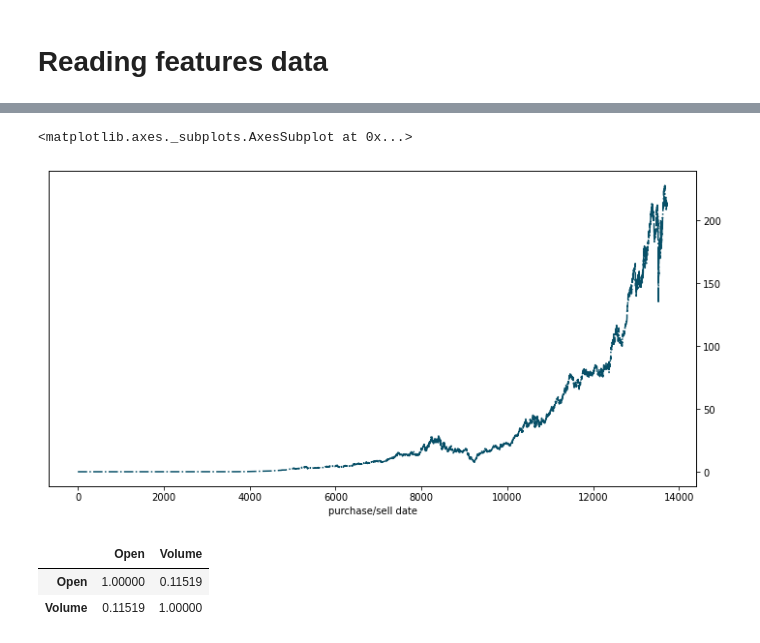
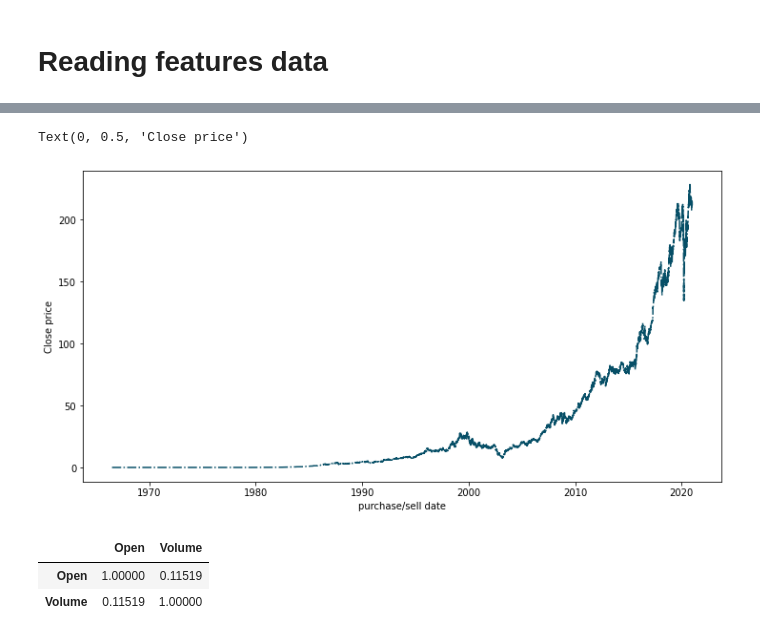
Before and after one commit to zinabu-dot/COVID-19-Modeling_AA, a Jupyter notebook: Zinabu_Melese.ipynb, the cells around one changed output, grey strips where cells are left out. Saved outputs shown, nothing was run; the diff lists cells and outputs as text; code cells hidden in the pictures.

```diff
--- a/Zinabu_Melese.ipynb
+++ b/Zinabu_Melese.ipynb
@@ -214,9 +205,15 @@ array(['2007-12-31T00:00:00.000000000', '1994-03-31T00:00:00.000000000',
 # %%
-df_lab['Close'].plot(style='-.', xlabel='purchase/sell date',
-                     ylabel='Close price', figsize=(12,6), color='#074F67', secondary_y=True)
+# Trend for Close price
+plt.figure(figsize=(12,6))
+plt.plot(df_lab['Date'], df_lab['Close'], ls='-.', color='#074F67')
+plt.xlabel('purchase/sell date')
+plt.ylabel('Close price' )
+
+# df_lab['Close'].plot(style='-.', xlabel='purchase/sell date',
+#                      ylabel='Close price', figsize=(12,6), color='#074F67', secondary_y=True)
 # %% [output]
-<matplotlib.axes._subplots.AxesSubplot at 0x...>
+Text(0, 0.5, 'Close price')
-[figure, old version]
+[figure, new version]
 # %%
 # replace the (target) text labels by numberic scores, so that the state-of-the-art method can understand them
 df_lab['label'] = df_lab['label'].replace({'negative':0, 'positive':1})
```
Also changed, not shown: parts of 24 cells of this notebook.
